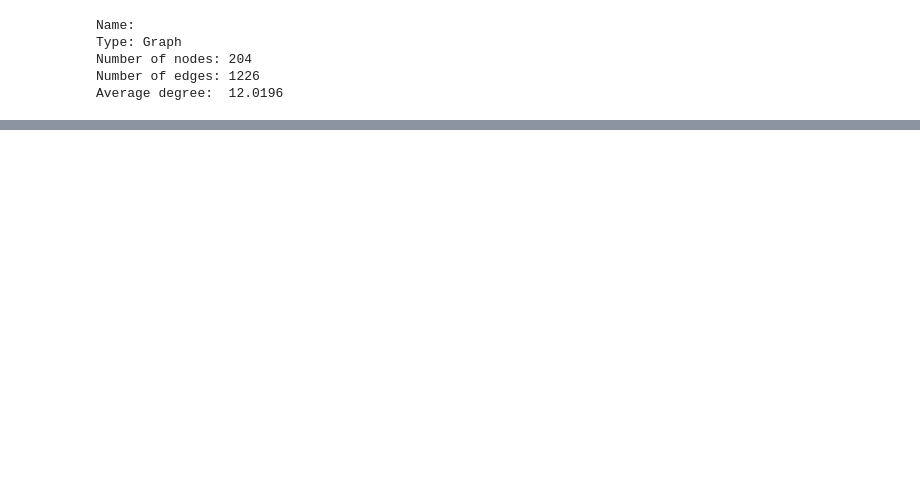
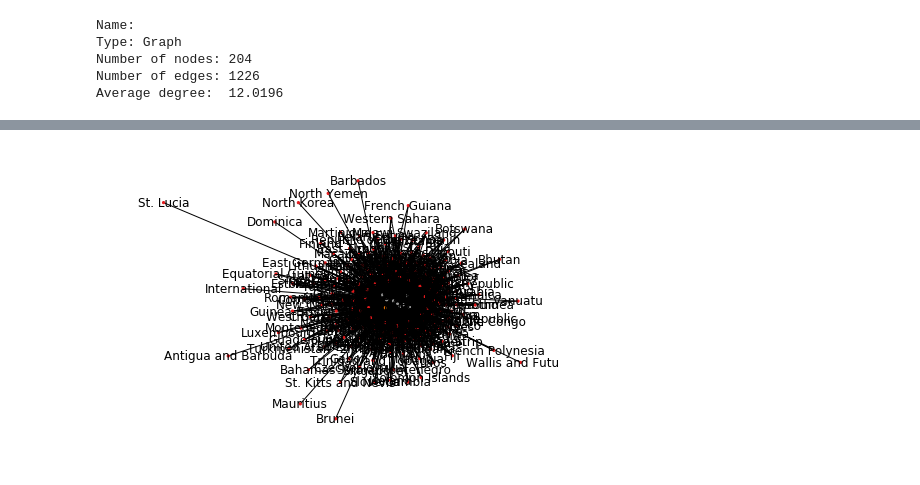
Before and after one commit to kelloggjohnd/Data620-Web_Analytics, a Jupyter notebook: Project 1/terror_EDA.ipynb, the cells around one changed output, grey strips where cells are left out. Drawn from its saved outputs; the diff is of its cells as text; code cells hidden in the pictures; blank space fills up the shorter version.

```diff
--- a/Project 1/terror_EDA.ipynb
+++ b/Project 1/terror_EDA.ipynb
@@ -17,5 +26,5 @@ ter_df.head()
 # %%
-G=nx.from_pandas_dataframe(ter_df, "country_txt", "attacktype1", "targtype1")
+G=nx.from_pandas_dataframe(ter_df, "country_txt", "attacktype1", "targtype1_txt")
 print (nx.info(G))
 # %% [output]
 Name:
@@ -57,0 +65,3 @@ N_2.show('test_2.html')
+# %%
+ter_df['index'] = df.index
+ter_df = ter_df.set_index('index')
@@ -57,0 +84,4 @@ N_2.show('test_2.html')
+# %%
+ter_df = ter_df.reindex(G.nodes())
+# %%
+ter_df['attacktype1']=pd.Categorical(ter_df['attacktype1'])
@@ -57,0 +104,4 @@ N_2.show('test_2.html')
+# %%
+nx.draw(G, with_labels=True, node_color=ter_df['attacktype1'].cat.codes, cmap=plt.cm.Set1, node_size=5)
+# %% [output]
+[figure, added]
```
Also changed, not shown: parts of 7 cells of this notebook, 2 other files.
